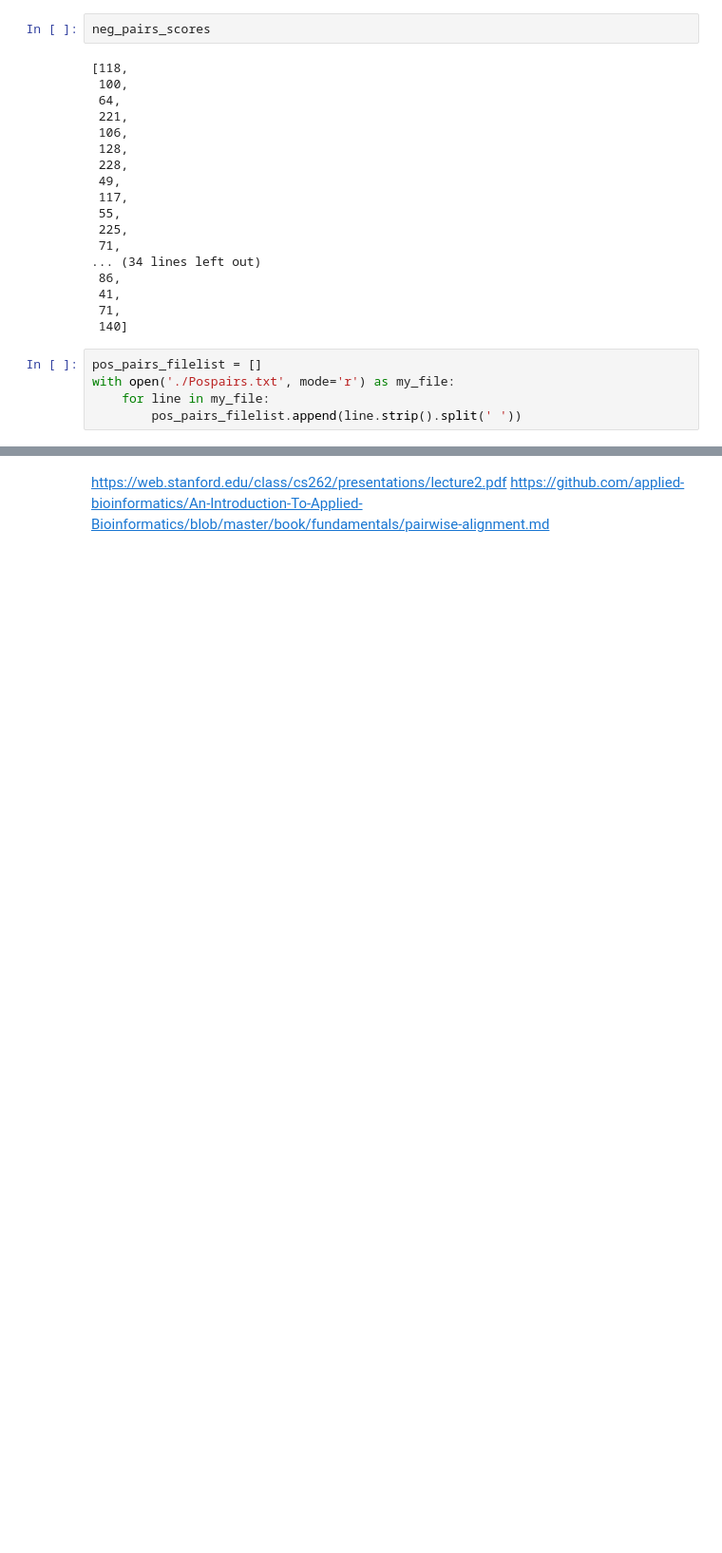
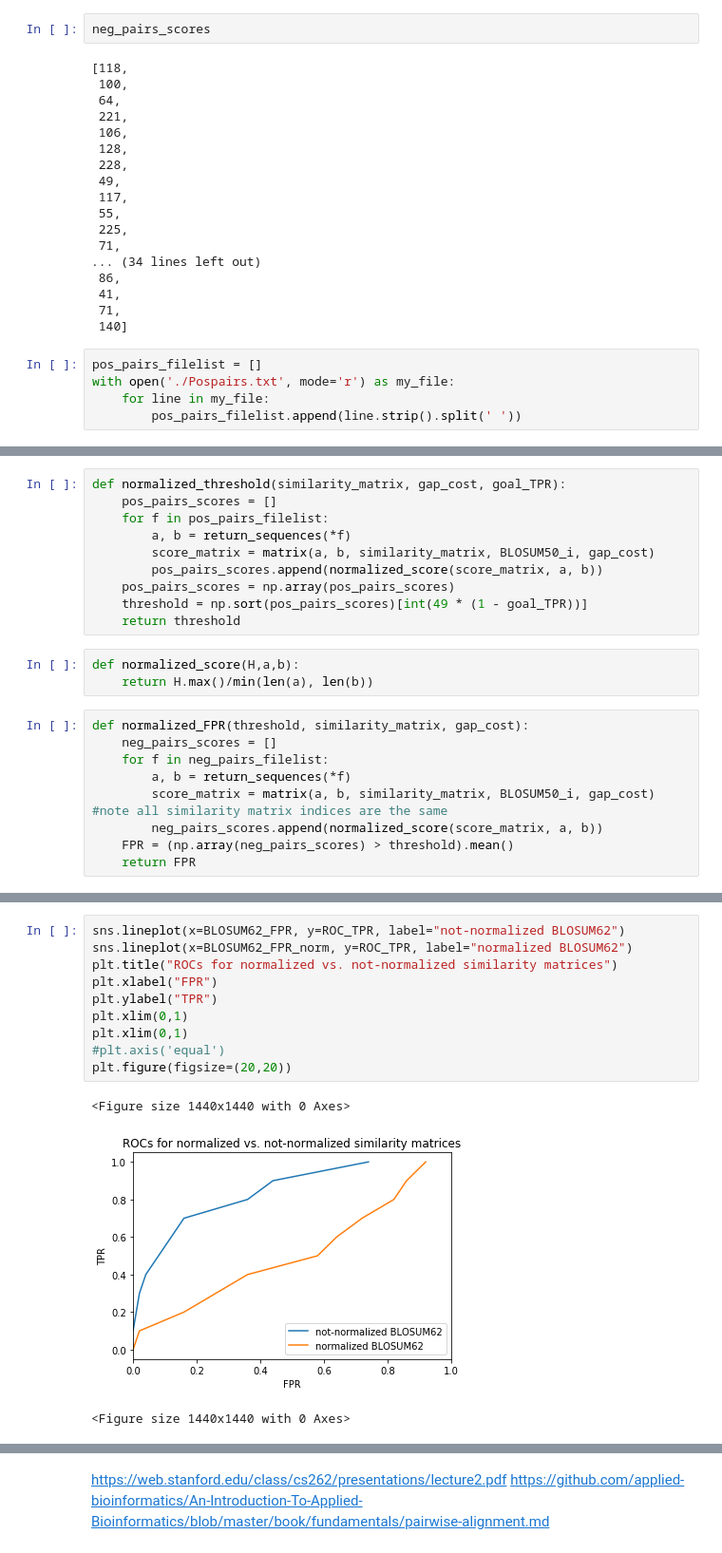
Before and after one commit to sierralear/BMI-203-HW3, a Jupyter notebook: Lear_BMI203_HW3.ipynb, the cells around one changed output, grey strips where cells are left out. Shown at 95% size. Drawn from its saved outputs; the diff is of its cells as text; blank space fills up the shorter version.

```diff
--- a/Lear_BMI203_HW3.ipynb
+++ b/Lear_BMI203_HW3.ipynb
@@ -341,0 +372,22 @@ pos_pairs_scores
+# %%
+def normalized_threshold(similarity_matrix, gap_cost, goal_TPR):
+    pos_pairs_scores = []
+    for f in pos_pairs_filelist:
+        a, b = return_sequences(*f)
+        score_matrix = matrix(a, b, similarity_matrix, BLOSUM50_i, gap_cost)
+        pos_pairs_scores.append(normalized_score(score_matrix, a, b))
+    pos_pairs_scores = np.array(pos_pairs_scores)
+    threshold = np.sort(pos_pairs_scores)[int(49 * (1 - goal_TPR))]
+    return threshold
+# %%
+def normalized_score(H,a,b):
+    return H.max()/min(len(a), len(b))
+# %%
+def normalized_FPR(threshold, similarity_matrix, gap_cost):
+    neg_pairs_scores = []
+    for f in neg_pairs_filelist:
+        a, b = return_sequences(*f)
+        score_matrix = matrix(a, b, similarity_matrix, BLOSUM50_i, gap_cost) #note all similarity matrix indices are the same
+        neg_pairs_scores.append(normalized_score(score_matrix, a, b))
+    FPR = (np.array(neg_pairs_scores) > threshold).mean()
+    return FPR
@@ -341,0 +404,14 @@ pos_pairs_scores
+# %%
+sns.lineplot(x=BLOSUM62_FPR, y=ROC_TPR, label="not-normalized BLOSUM62")
+sns.lineplot(x=BLOSUM62_FPR_norm, y=ROC_TPR, label="normalized BLOSUM62")
+plt.title("ROCs for normalized vs. not-normalized similarity matrices")
+plt.xlabel("FPR")
+plt.ylabel("TPR")
+plt.xlim(0,1)
+plt.xlim(0,1)
+#plt.axis('equal')
+plt.figure(figsize=(20,20))
+# %% [output]
+<Figure size 1440x1440 with 0 Axes>
+[figure, added]
+<Figure size 1440x1440 with 0 Axes>
```
Also changed, not shown: parts of 52 cells of this notebook.
